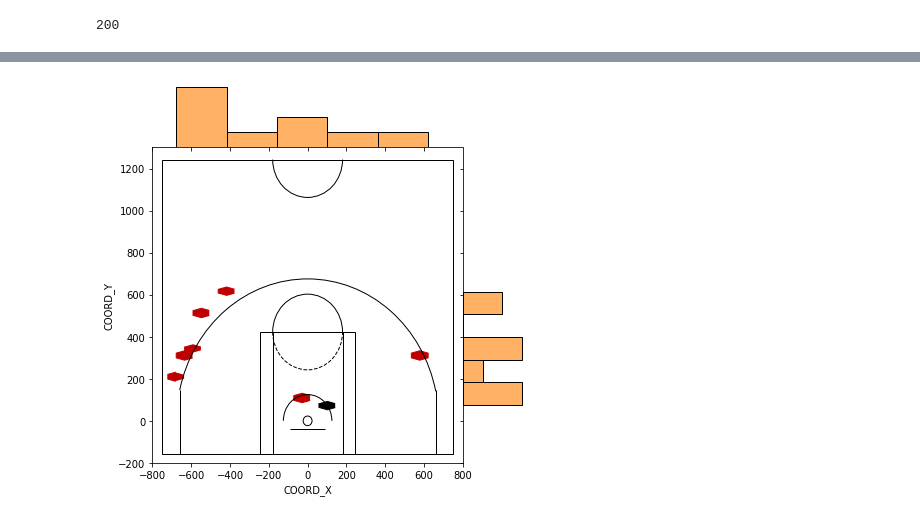
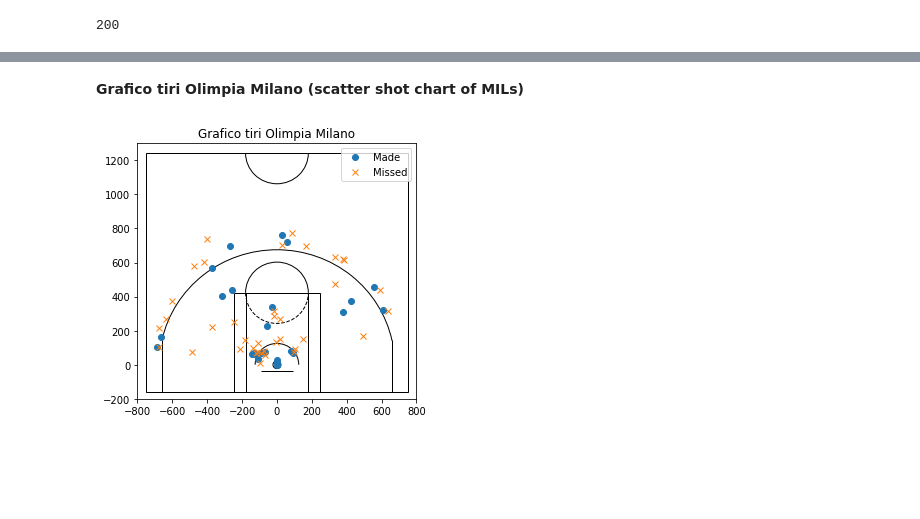
Before and after one commit to MarioAlfio/ShotChart_MILvsRMAD, a Jupyter notebook: shotchart.ipynb, the cells around one changed output, grey strips where cells are left out. Drawn from its saved outputs; the diff is of its cells as text; code cells hidden in the pictures; blank space fills up the shorter version.

```diff
--- a/shotchart.ipynb
+++ b/shotchart.ipynb
@@ -103,14 +114,10 @@ def draw_court(ax=None, color='black', lw=1, outer_lines=True):
 # %%
-#The shot charts
 
 import matplotlib.pyplot as plt
 import seaborn as sns
 
 
 def plot_scatter(made, miss, title=None):
-    """
-    Scatter plot of made and missed shots
-    """
     plt.figure(figsize=(5, 4.7))
     draw_court()
     plt.plot(made['COORD_X'], made['COORD_Y'], 'o', label='Made')
@@ -125,16 +132,11 @@ def plot_scatter(made, miss, title=None):
 
 
 def joint_plot(df, kind='hex', title=None):
-    """
-    Density plot of shots as joint distributions of x and y coordinates
-    """
     cmap = plt.cm.gist_heat_r
     joint_shot_chart = sns.jointplot(x=df['COORD_X'], y=df['COORD_Y'],
                                      kind='hex', space=0, color=cmap(.2),
                                      cmap=cmap, joint_kws={"gridsize": 15})
 
-    # A joint plot has 3 Axes, the first one called ax_joint
-    # is the one we want to draw our court onto
     ax = joint_shot_chart.ax_joint
     draw_court(ax)
     plt.xlim([-800, 800])
@@ -173,14 +160,7 @@ fg_miss_away_df = away_df[away_df['ID_ACTION'].isin(['2FGA', '3FGA'])]
-# %%
-shots_df['TEAM'] = shots_df['TEAM'].str.strip()  # team id contains trailing white space
-shots_df['ID_PLAYER'] = shots_df['ID_PLAYER'].str.strip()  # player id contains trailing white space
-
-# split the home and away teams, their made and missed shots
-Datome = shots_df[shots_df['PLAYER'] == 'CAUSEUR, FABIEN']
-Datome_made = Datome[Datome['ID_ACTION'].isin(['2FGM', '3FGM'])]
-len(Datome_made)
-Datome_miss = Datome[Datome['ID_ACTION'].isin(['2FGA', '3FGA'])]
-len(Datome_miss)
-Datome_shots = pd.concat((Datome_made, Datome_miss), axis=0)
-joint_plot(Datome_shots)
-# %% [output]
-[figure, removed]
+# %% [markdown]
+**Grafico tiri Olimpia Milano (scatter shot chart of MILs)**
+# %%
+
+plot_scatter(fg_made_home_df, fg_miss_home_df, title='Grafico tiri Olimpia Milano')
+# %% [output]
+[figure, added]
```
Also changed, not shown: parts of 9 cells of this notebook.
